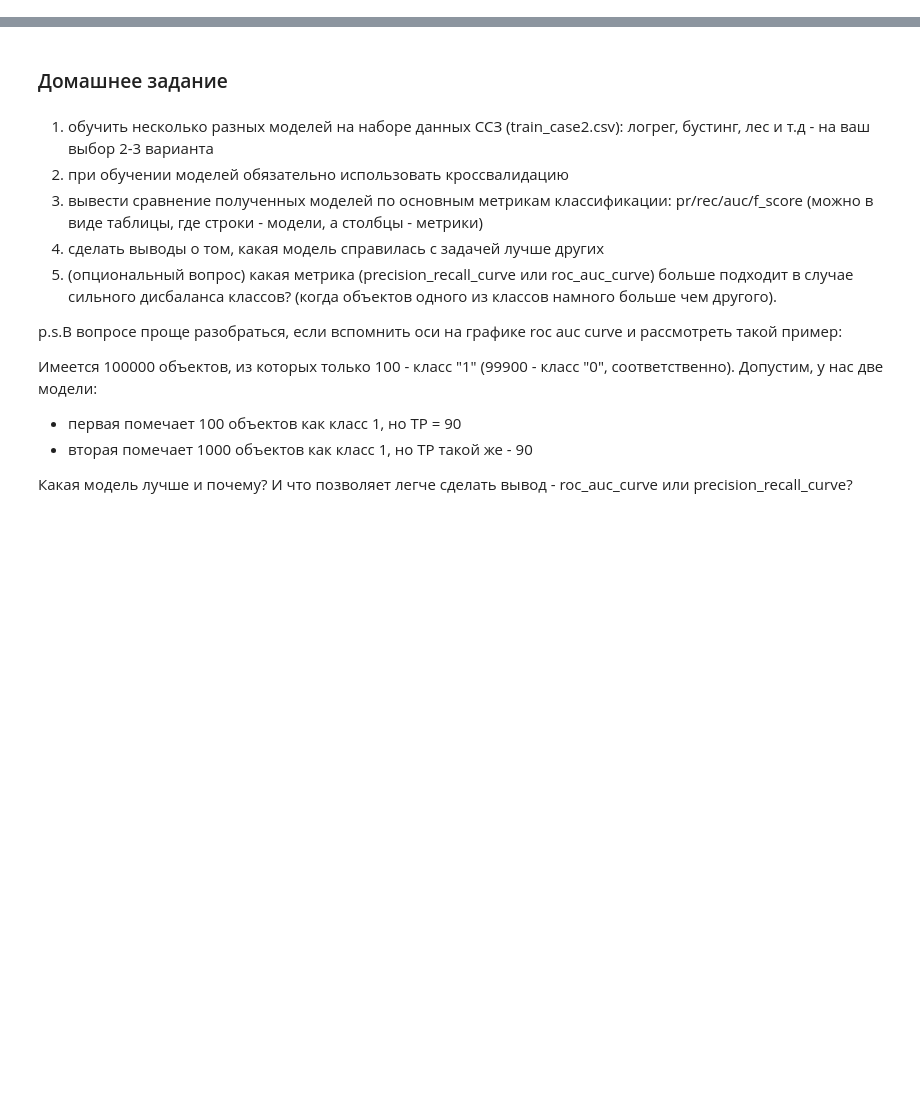
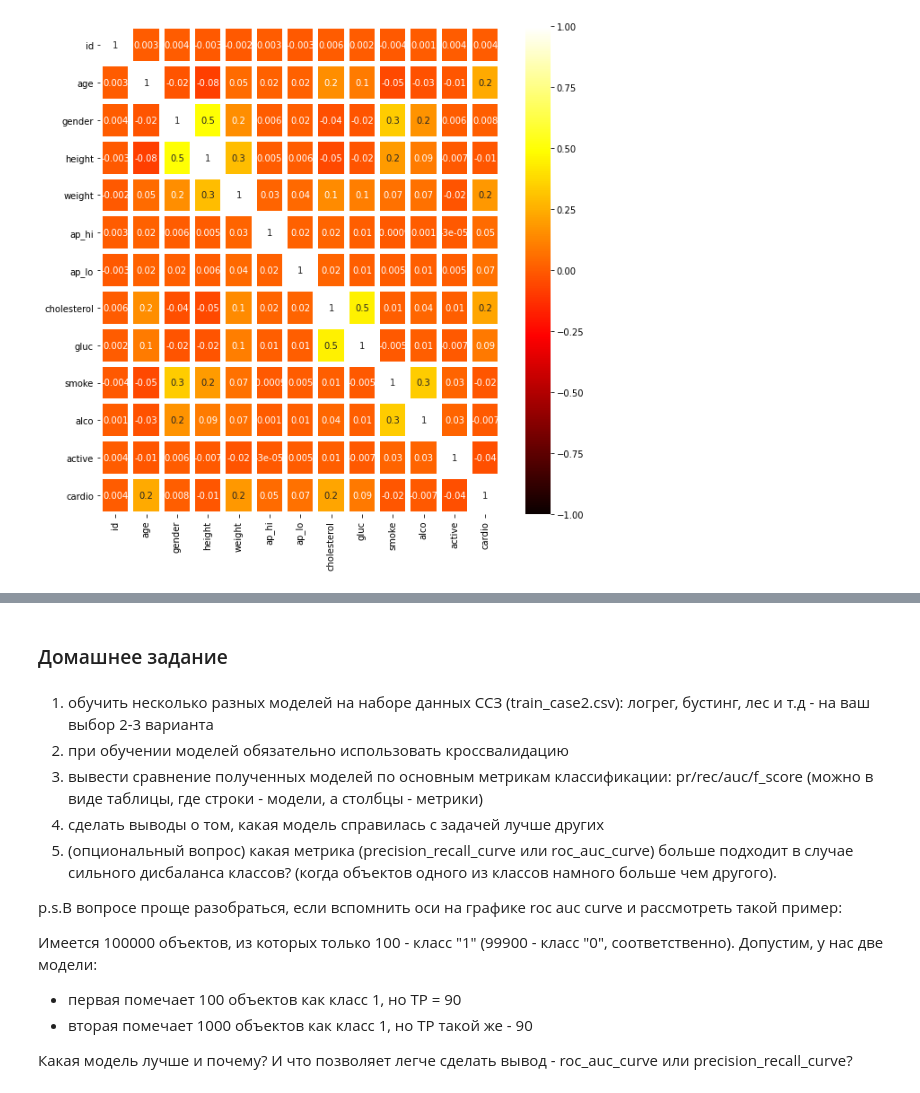
Before and after one commit to folga67/Machine_learning, a Jupyter notebook: OFedorova_hw_les3_ipynb".ipynb, the cells around one changed output, grey strips where cells are left out. Cells and saved outputs as stored; diff of their text form; code cells hidden in the pictures; blank space fills up the shorter version.

```diff
--- a/OFedorova_hw_les3_ipynb".ipynb
+++ b/OFedorova_hw_les3_ipynb".ipynb
@@ -2,0 +269,6 @@
+# %%
+plt.figure(figsize = (10, 10))
+sns.heatmap(df.corr(), annot = True, fmt = '0.1g', vmin =-1, vmax = 1, center = 0, cmap = 'hot', linewidths=5)
+plt.tick_params(axis='both', which='major', labelsize=10)
+# %% [output]
+[figure, added]
```
Also changed, not shown: parts of 190 cells of this notebook.
